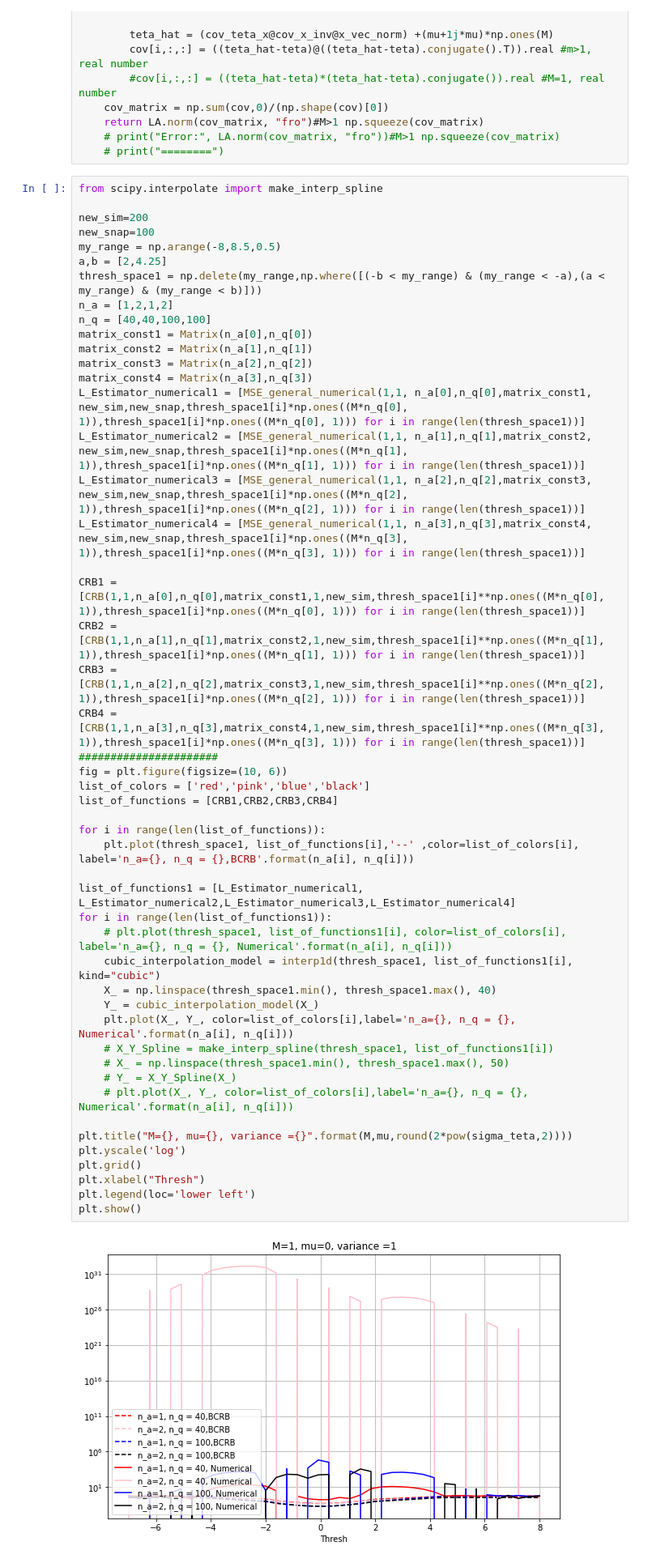
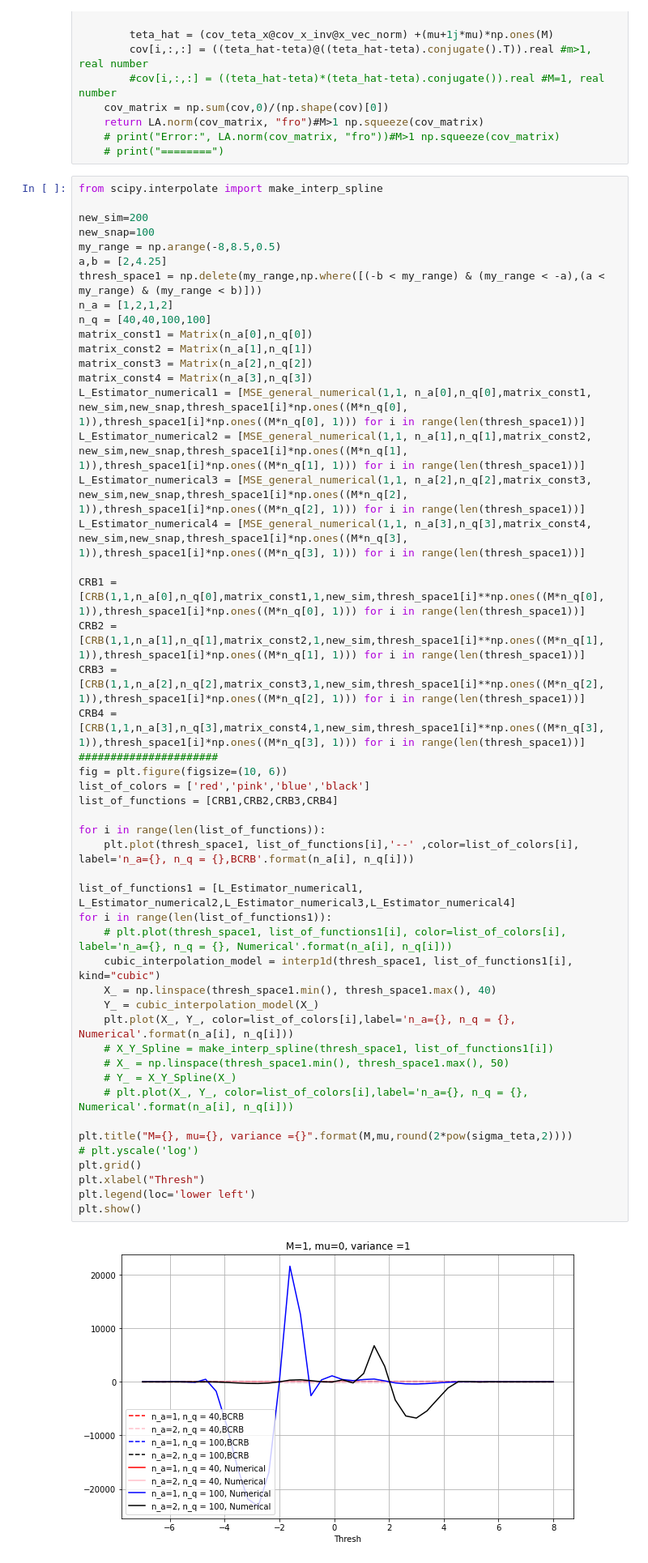
Before and after one commit to mazyaniv/Channel_Estimation, a Jupyter notebook: yaniv.ipynb, the cells around one changed output. Shown at 81% size. Saved outputs shown, nothing was run; the diff lists cells and outputs as text.

```diff
--- a/yaniv.ipynb
+++ b/yaniv.ipynb
@@ -305,35 +305,35 @@ L_Estimator_numerical4 = [MSE_general_numerical(1,1, n_a[3],n_q[3],matrix_const4
 CRB1 = [CRB(1,1,n_a[0],n_q[0],matrix_const1,1,new_sim,thresh_space1[i]**np.ones((M*n_q[0], 1)),thresh_space1[i]*np.ones((M*n_q[0], 1))) for i in range(len(thresh_space1))]
 CRB2 = [CRB(1,1,n_a[1],n_q[1],matrix_const2,1,new_sim,thresh_space1[i]**np.ones((M*n_q[1], 1)),thresh_space1[i]*np.ones((M*n_q[1], 1))) for i in range(len(thresh_space1))]
 CRB3 = [CRB(1,1,n_a[2],n_q[2],matrix_const3,1,new_sim,thresh_space1[i]**np.ones((M*n_q[2], 1)),thresh_space1[i]*np.ones((M*n_q[2], 1))) for i in range(len(thresh_space1))]
 CRB4 = [CRB(1,1,n_a[3],n_q[3],matrix_const4,1,new_sim,thresh_space1[i]**np.ones((M*n_q[3], 1)),thresh_space1[i]*np.ones((M*n_q[3], 1))) for i in range(len(thresh_space1))]
 ######################
 fig = plt.figure(figsize=(10, 6))
 list_of_colors = ['red','pink','blue','black']
 list_of_functions = [CRB1,CRB2,CRB3,CRB4]
 
 for i in range(len(list_of_functions)):
     plt.plot(thresh_space1, list_of_functions[i],'--' ,color=list_of_colors[i], label='n_a={}, n_q = {},BCRB'.format(n_a[i], n_q[i]))
 
 list_of_functions1 = [L_Estimator_numerical1, L_Estimator_numerical2,L_Estimator_numerical3,L_Estimator_numerical4]
 for i in range(len(list_of_functions1)):
     # plt.plot(thresh_space1, list_of_functions1[i], color=list_of_colors[i], label='n_a={}, n_q = {}, Numerical'.format(n_a[i], n_q[i]))
     cubic_interpolation_model = interp1d(thresh_space1, list_of_functions1[i], kind="cubic")
     X_ = np.linspace(thresh_space1.min(), thresh_space1.max(), 40)
     Y_ = cubic_interpolation_model(X_)
     plt.plot(X_, Y_, color=list_of_colors[i],label='n_a={}, n_q = {}, Numerical'.format(n_a[i], n_q[i]))
     # X_Y_Spline = make_interp_spline(thresh_space1, list_of_functions1[i])
     # X_ = np.linspace(thresh_space1.min(), thresh_space1.max(), 50)
     # Y_ = X_Y_Spline(X_)
     # plt.plot(X_, Y_, color=list_of_colors[i],label='n_a={}, n_q = {}, Numerical'.format(n_a[i], n_q[i]))
 
 plt.title("M={}, mu={}, variance ={}".format(M,mu,round(2*pow(sigma_teta,2))))
-plt.yscale('log')
+# plt.yscale('log')
 plt.grid()
 plt.xlabel("Thresh")
 plt.legend(loc='lower left')
 plt.show()
 # %% [output]
-[figure, old version]
+[figure, new version]
 # %%
 na = 1
 nq = 1
```
Also changed, not shown: parts of 4 cells of this notebook, 4 other files.
